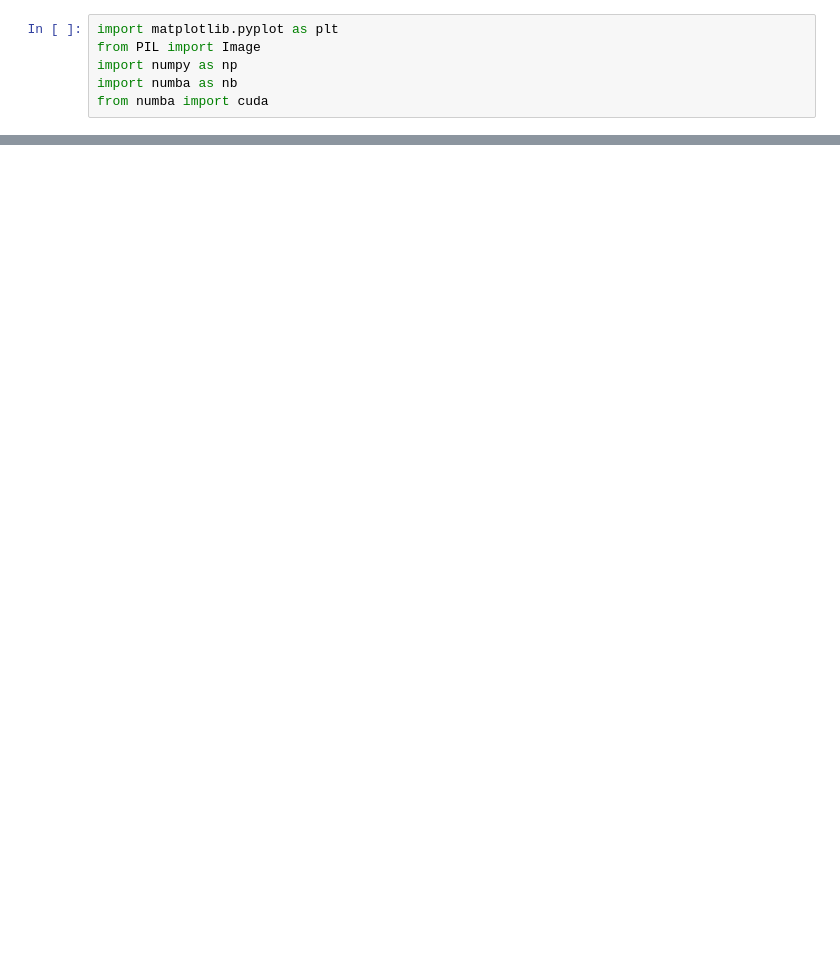
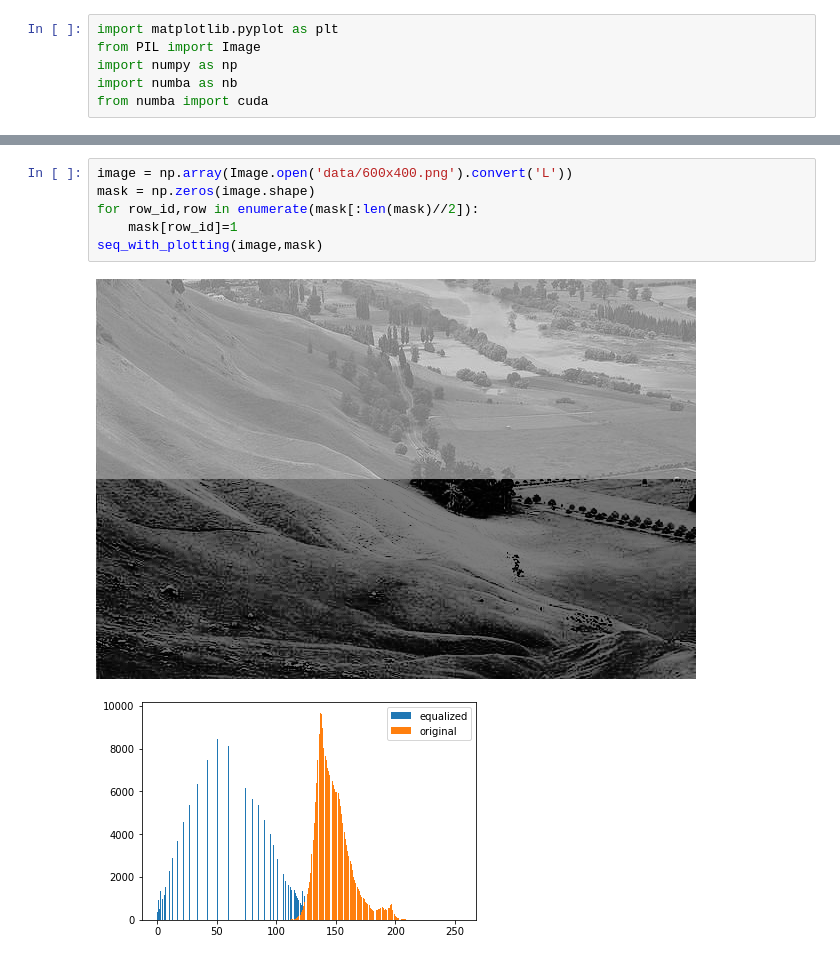
Before and after one commit to MichalKwarta/TSP-parallel-SA, a Jupyter notebook: Hist_equalization/main.ipynb, the cells around one changed output, grey strips where cells are left out. Drawn from its saved outputs; the diff is of its cells as text; blank space fills up the shorter version.

```diff
--- a/Hist_equalization/main.ipynb
+++ b/Hist_equalization/main.ipynb
@@ -135,2 +158,11 @@ KeyboardInterrupt
+# %%
+image = np.array(Image.open('data/600x400.png').convert('L'))
+mask = np.zeros(image.shape)
+for row_id,row in enumerate(mask[:len(mask)//2]):
+    mask[row_id]=1
+seq_with_plotting(image,mask)
+# %% [output]
+[figure, added]
+[figure, added]
 # %%
 %%timeit -r 5 -n 10
```
Also changed, not shown: parts of 26 cells of this notebook, 12 other files.
